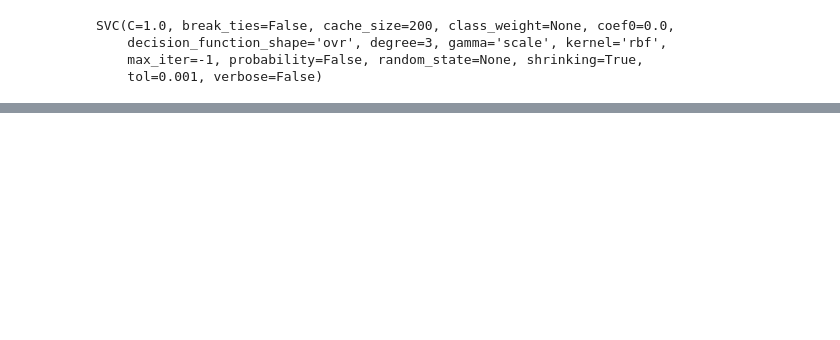
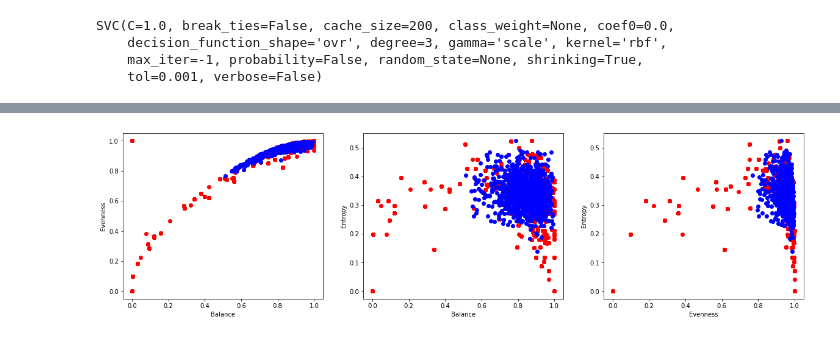
Before and after one commit to andreaco/andreaco.github.io, a Jupyter notebook: JupyterPreliminarStudies/CMRM_FeatureAnalysis.ipynb, the cells around one changed output, grey strips where cells are left out. Drawn from its saved outputs; the diff is of its cells as text; code cells hidden in the pictures; blank space fills up the shorter version.

```diff
--- a/JupyterPreliminarStudies/CMRM_FeatureAnalysis.ipynb
+++ b/JupyterPreliminarStudies/CMRM_FeatureAnalysis.ipynb
@@ -426,0 +436,21 @@ X_random.shape, X_train.shape
+# %%
+plt.figure(figsize=(20, 5))
+plt.subplot(131)
+plt.xlabel("Balance")
+plt.ylabel("Evenness")
+plt.scatter(X_train[:, 0], X_train[:, 2], c='red')
+plt.scatter(X_random[:, 0], X_random[:, 2], c='blue')
+
+plt.subplot(132)
+plt.xlabel("Balance")
+plt.ylabel("Entropy")
+plt.scatter(X_train[:, 0], X_train[:, 1], c='red')
+plt.scatter(X_random[:, 0], X_random[:, 1], c='blue')
+
+plt.subplot(133)
+plt.xlabel("Evenness")
+plt.ylabel("Entropy")
+plt.scatter(X_train[:, 2], X_train[:, 1], c='red')
+plt.scatter(X_random[:, 2], X_random[:, 1], c='blue');
+# %% [output]
+[figure, added]
```
Also changed, not shown: parts of 10 cells of this notebook.
